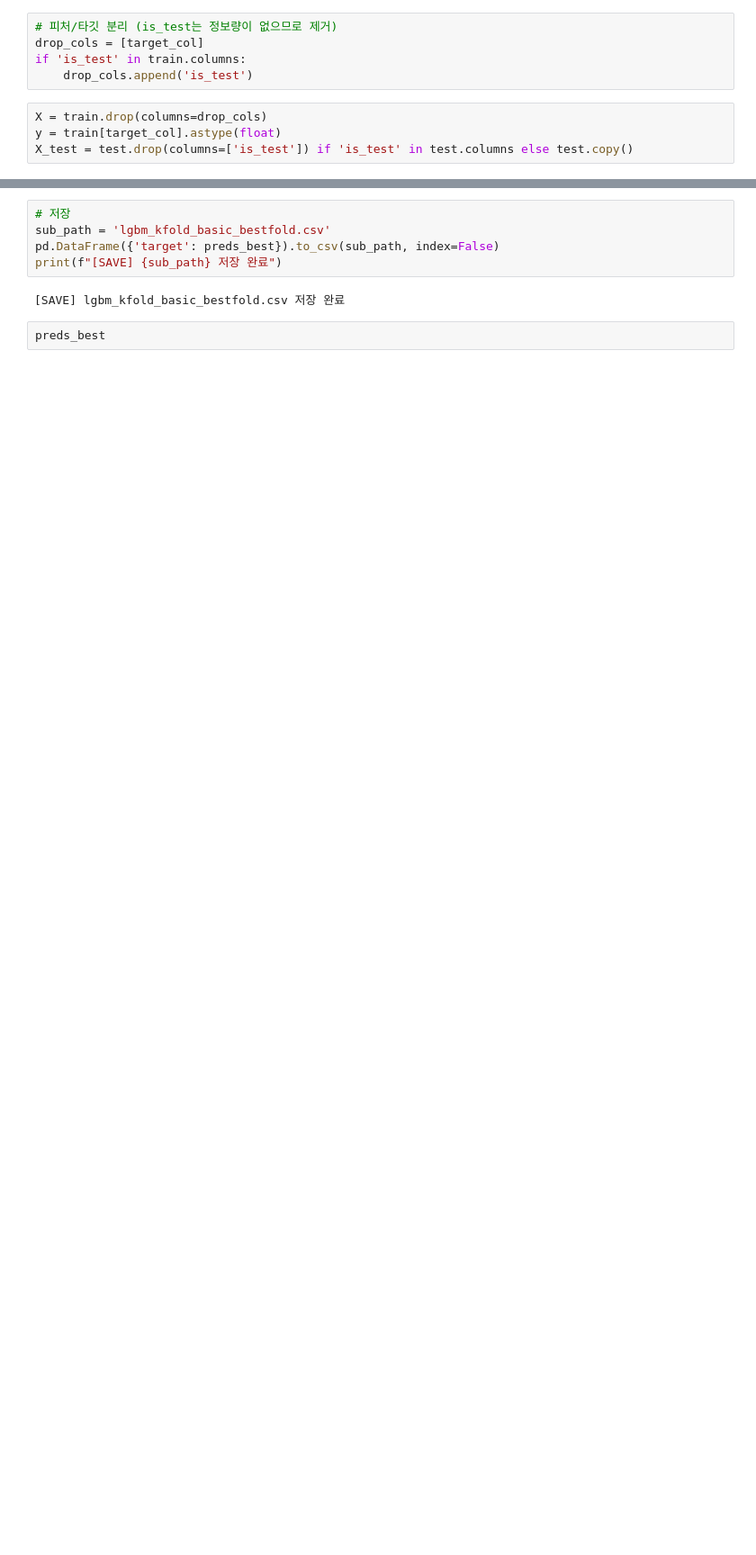
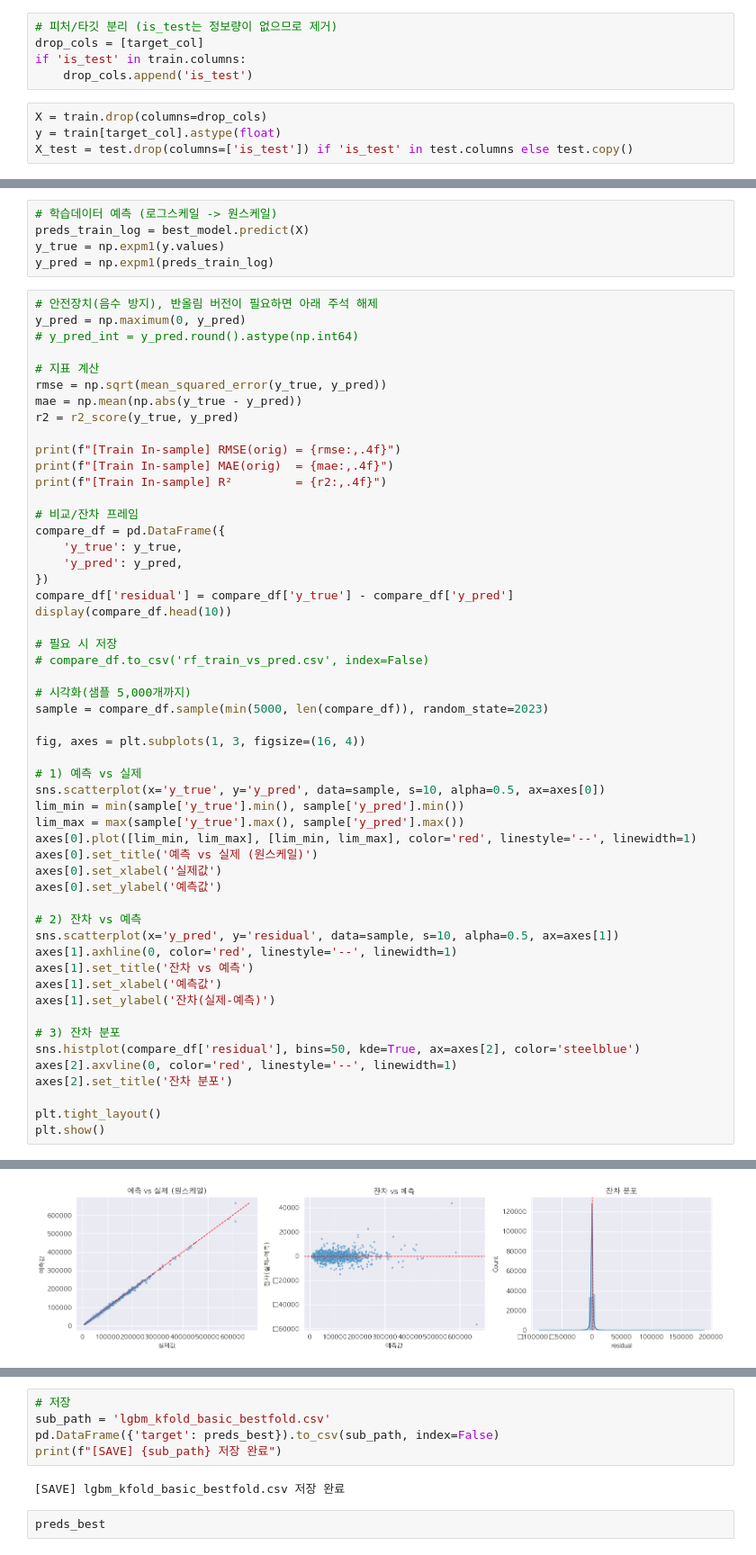
Before and after one commit to AIBootcamp16/upstage-ml-regression-ml_4-_-mosaic, a Jupyter notebook: conny/04_model/lgbm_basic.ipynb, the cells around one changed output, grey strips where cells are left out. Shown: that part at 90% size. Saved outputs shown, nothing was run; the diff lists cells and outputs as text; blank space fills up the shorter version.

```diff
--- a/conny/04_model/lgbm_basic.ipynb
+++ b/conny/04_model/lgbm_basic.ipynb
@@ -144,0 +179,59 @@ And if memory is not enough, you can set `force_col_wise=true`.
+# %%
+# 학습데이터 예측 (로그스케일 -> 원스케일)
+preds_train_log = best_model.predict(X)
+y_true = np.expm1(y.values)
+y_pred = np.expm1(preds_train_log)
+# %%
+# 안전장치(음수 방지), 반올림 버전이 필요하면 아래 주석 해제
+y_pred = np.maximum(0, y_pred)
+# y_pred_int = y_pred.round().astype(np.int64)
+
+# 지표 계산
+rmse = np.sqrt(mean_squared_error(y_true, y_pred))
+mae = np.mean(np.abs(y_true - y_pred))
+r2 = r2_score(y_true, y_pred)
+
+print(f"[Train In-sample] RMSE(orig) = {rmse:,.4f}")
+print(f"[Train In-sample] MAE(orig)  = {mae:,.4f}")
+print(f"[Train In-sample] R²         = {r2:,.4f}")
+
+# 비교/잔차 프레임
+compare_df = pd.DataFrame({
+    'y_true': y_true,
+    'y_pred': y_pred,
+})
+compare_df['residual'] = compare_df['y_true'] - compare_df['y_pred']
+display(compare_df.head(10))
+
+# 필요 시 저장
+# compare_df.to_csv('rf_train_vs_pred.csv', index=False)
+
+# 시각화(샘플 5,000개까지)
+sample = compare_df.sample(min(5000, len(compare_df)), random_state=2023)
+
+fig, axes = plt.subplots(1, 3, figsize=(16, 4))
+
+# 1) 예측 vs 실제
+sns.scatterplot(x='y_true', y='y_pred', data=sample, s=10, alpha=0.5, ax=axes[0])
+lim_min = min(sample['y_true'].min(), sample['y_pred'].min())
+lim_max = max(sample['y_true'].max(), sample['y_pred'].max())
+axes[0].plot([lim_min, lim_max], [lim_min, lim_max], color='red', linestyle='--', linewidth=1)
+axes[0].set_title('예측 vs 실제 (원스케일)')
+axes[0].set_xlabel('실제값')
+axes[0].set_ylabel('예측값')
+
+# 2) 잔차 vs 예측
+sns.scatterplot(x='y_pred', y='residual', data=sample, s=10, alpha=0.5, ax=axes[1])
+axes[1].axhline(0, color='red', linestyle='--', linewidth=1)
+axes[1].set_title('잔차 vs 예측')
+axes[1].set_xlabel('예측값')
+axes[1].set_ylabel('잔차(실제-예측)')
+
+# 3) 잔차 분포
+sns.histplot(compare_df['residual'], bins=50, kde=True, ax=axes[2], color='steelblue')
+axes[2].axvline(0, color='red', linestyle='--', linewidth=1)
+axes[2].set_title('잔차 분포')
+
+plt.tight_layout()
+plt.show()
+# %% [output]
@@ -145,3 +252,4 @@ And if memory is not enough, you can set `force_col_wise=true`.
+[figure, added]
 # %%
 # 교차검증 요약
 print(f"[KFold] CV RMSE(orig): mean={np.mean(fold_rmses):,.5f}, std={np.std(fold_rmses):,.5f}")
```
Also changed, not shown: parts of 11 cells of this notebook.
